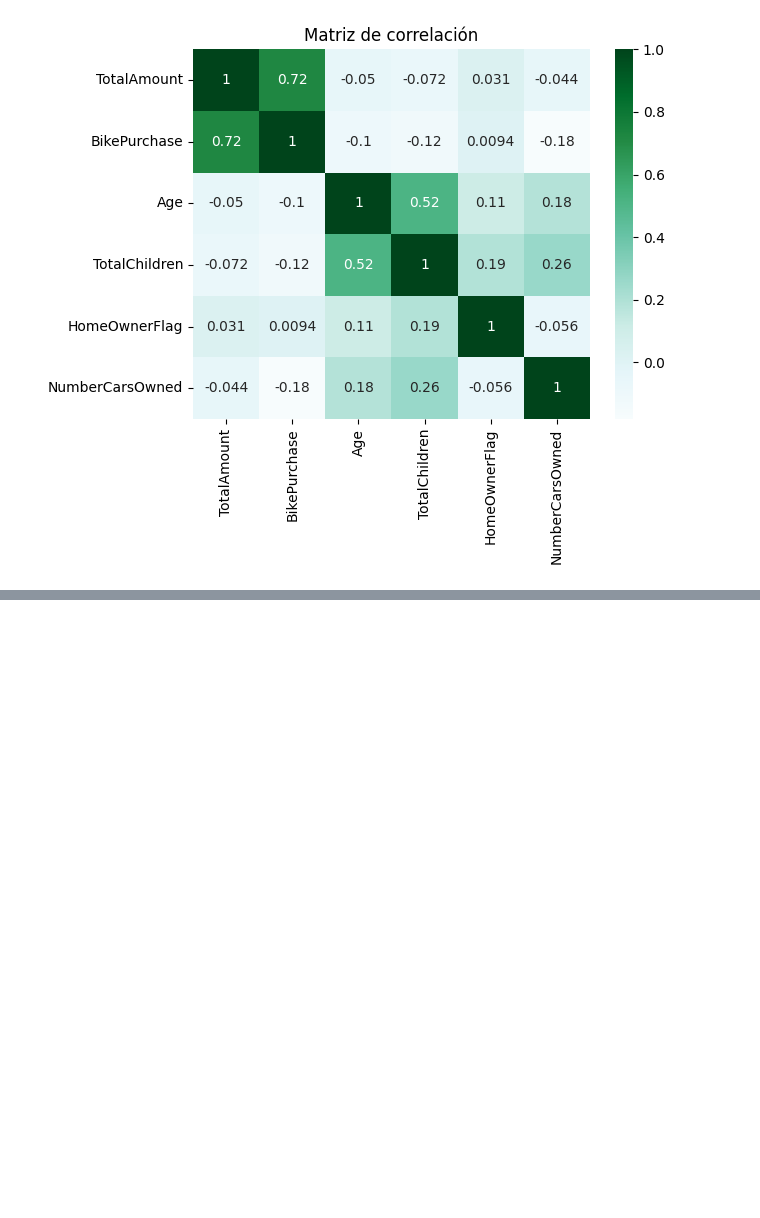
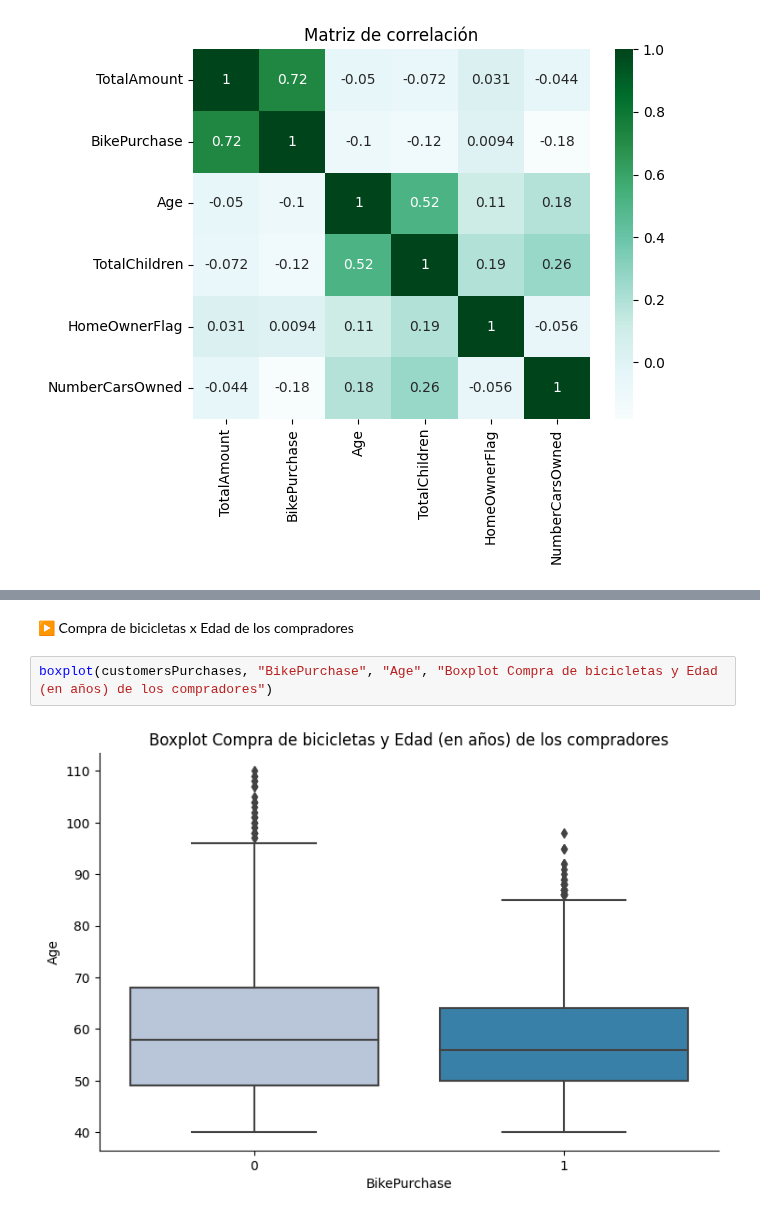
Before and after one commit to anapaccasilva/AdventureWorks, a Jupyter notebook: EDA_AdventureWorks.ipynb, the cells around one changed output, grey strips where cells are left out. Saved outputs shown, nothing was run; the diff lists cells and outputs as text; blank space fills up the shorter version.

```diff
--- a/EDA_AdventureWorks.ipynb
+++ b/EDA_AdventureWorks.ipynb
@@ -575,0 +595,6 @@ plt.show()
+# %% [markdown]
+▶ Compra de bicicletas x Edad de los compradores
+# %%
+boxplot(customersPurchases, "BikePurchase", "Age", "Boxplot Compra de bicicletas y Edad (en años) de los compradores")
+# %% [output]
+[figure, added]
```
Also changed, not shown: parts of 10 cells of this notebook.
